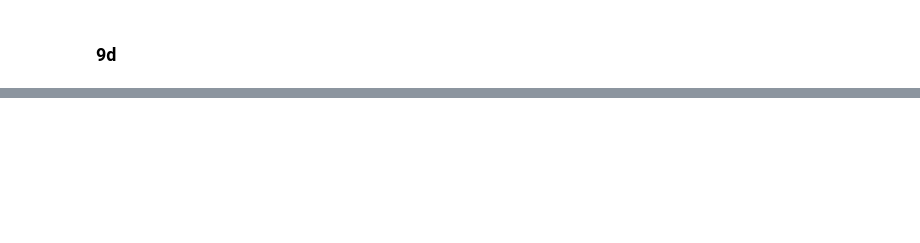
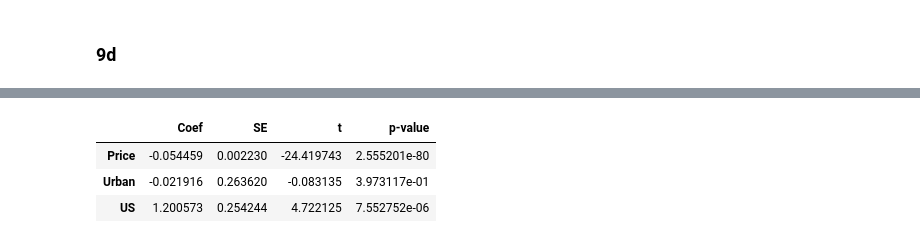
Before and after one commit to bylin/ISL-python, a Jupyter notebook: ISL-ch3.ipynb, the cells around one changed output, grey strips where cells are left out. Saved outputs shown, nothing was run; the diff lists cells and outputs as text; code cells hidden in the pictures; blank space fills up the shorter version.

```diff
--- a/ISL-ch3.ipynb
+++ b/ISL-ch3.ipynb
@@ -354,0 +373,9 @@ Index(['mpg', 'cylinders', 'displacement', 'horsepower', 'weight',
+# %%
+X = carseats[['Price', 'Urban', 'US']]
+# Urban = 1, US = 1
+X.loc[:, 'Urban'] = X['Urban'].astype('category').cat.codes
+X.loc[:, 'US'] = X['US'].astype('category').cat.codes
+X = X.values
+y = carseats['Sales'].values
+linreg = LinearRegression().fit(X, y)
+linreg.coef_
@@ -354,0 +398,16 @@ Index(['mpg', 'cylinders', 'displacement', 'horsepower', 'weight',
+# %%
+from scipy.stats import t
+rss = np.sum((y - linreg.predict(X)) ** 2)
+var_hat = rss / (len(X) - 3 - 1)
+betahat_covmat = np.asmatrix(np.matmul(X.T, X)).I * var_hat
+betahat_se = np.asarray(np.sqrt(betahat_covmat.diagonal()))[0]
+coef_df = pd.DataFrame([linreg.coef_, betahat_se, linreg.coef_ / betahat_se, t.pdf(linreg.coef_ / betahat_se, len(X) - 3 - 1)]).T
+coef_df.index = ['Price', 'Urban', 'US']
+coef_df.columns = ['Coef', 'SE', 't', 'p-value']
+# %%
+coef_df
+# %% [output]
+|  | Coef | SE | t | p-value |
+| Price | -0.054459 | 0.002230 | -24.419743 | 2.555201e-80 |
+| Urban | -0.021916 | 0.263620 | -0.083135 | 3.973117e-01 |
+| US | 1.200573 | 0.254244 | 4.722125 | 7.552752e-06 |
```
Also changed, not shown: parts of 42 cells of this notebook.
